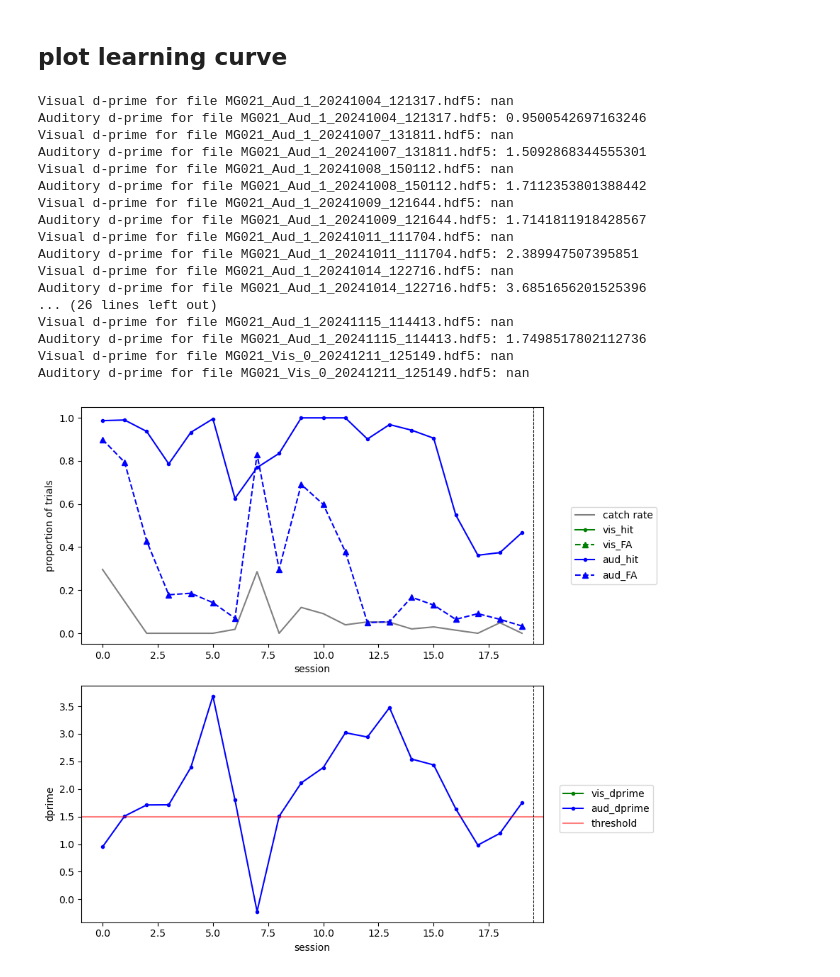
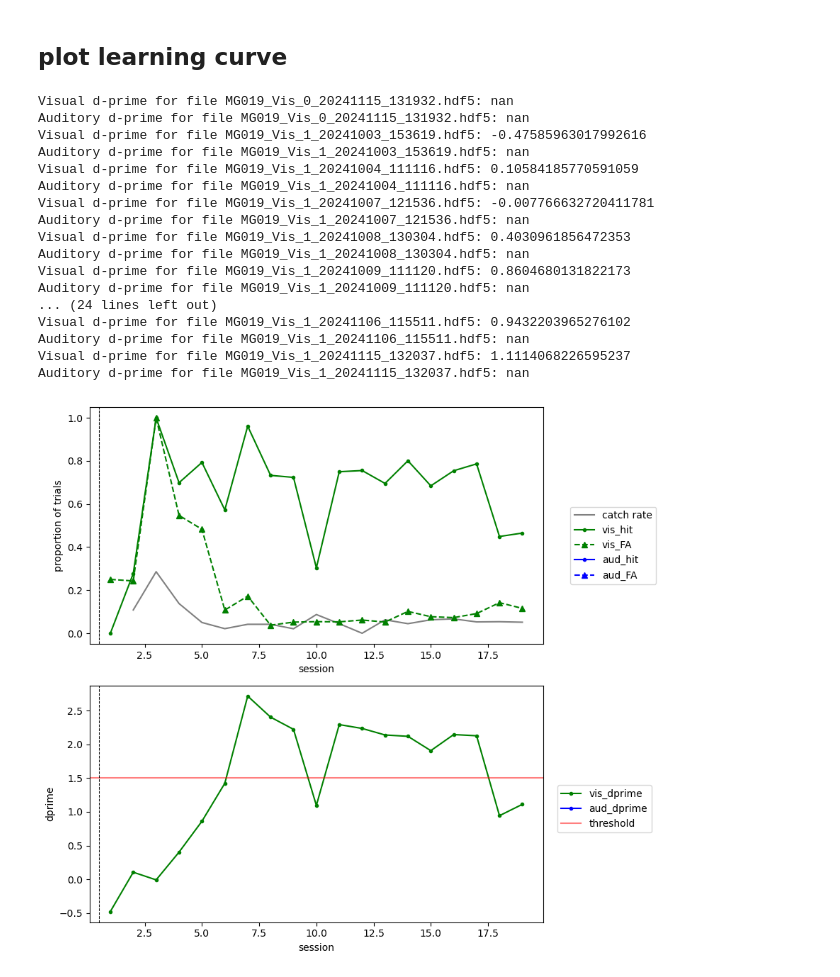
Before and after one commit to matildagibbons/DynamicRoutingTask, a Jupyter notebook: newest_file.txt.ipynb, the cells around one changed output. Cells and saved outputs as stored; diff of their text form; code cells hidden in the pictures.

```diff
--- a/newest_file.txt.ipynb
+++ b/newest_file.txt.ipynb
@@ -346,7 +346,7 @@ The newest file is: C:\Users\teenspirit\Desktop\Behavior\Tilda\Behavior data\Dat
 ## plot learning curve
 # %%
 #enter path to mouse data
-path=r"C:\Users\teenspirit\Desktop\Behavior\Tilda\Behavior data\Data\MG021"
+path=r"C:\Users\teenspirit\Desktop\Behavior\Tilda\Behavior data\Data\MG019"
 
 #set dprime threshold
 dprime_threshold=1.5
@@ -359,7 +359,7 @@ def adjust_rate_response(r,n):
         r = 1 - 0.5/n
     return r
 
-filenames = [f for f in os.listdir(path) if (os.path.isfile(os.path.join(path, f)))&('MG021' in f)]
+filenames = [f for f in os.listdir(path) if (os.path.isfile(os.path.join(path, f)))&('MG019' in f)]
 
 aud_session=[]
 vis_session=[]
@@ -644,48 +644,48 @@ task_version_switch=np.where(learning_curve_df['task_version'][1:].values!=
 
 fig,ax=plt.subplots(2,1,figsize=(9,8))
 
 #plot raw response rates
 ax[0].plot(learning_curve_df['catch_resp_trials']/learning_curve_df['catch_trials'],'grey')
 ax[0].plot(learning_curve_df['vis_hit_trials']/learning_curve_df['vis_go_trials'],'g.-')
 ax[0].plot(learning_curve_df['vis_false_alarm_trials']/learning_curve_df['vis_nogo_trials'],'g^--')
 ax[0].plot(learning_curve_df['aud_hit_trials']/learning_curve_df['aud_go_trials'],'b.-')
 ax[0].plot(learning_curve_df['aud_false_alarm_trials']/learning_curve_df['aud_nogo_trials'],'b^--')
 for xx in task_version_switch:
     ax[0].axvline(xx+0.5,color='k',linestyle='--',linewidth=0.75)
 ax[0].legend(['catch rate','vis_hit','vis_FA','aud_hit','aud_FA'],bbox_to_anchor = (1.05, 0.6))
 ax[0].set_ylabel('proportion of trials')
 ax[0].set_xlabel('session')
 for xx in task_version_switch:
     ax[0].axvline(xx+0.5,color='k',linestyle='--',linewidth=0.75)
 
 #plot dprime
 ax[1].plot(learning_curve_df['vis_dprime'],'g.-')
 ax[1].plot(learning_curve_df['aud_dprime'],'b.-')
 ax[1].axhline(dprime_threshold,color='r',alpha=0.5)
 for xx in task_version_switch:
     ax[1].axvline(xx+0.5,color='k',linestyle='--',linewidth=0.75)
 ax[1].set_ylabel('dprime')
 ax[1].set_xlabel('session')
 ax[1].legend(['vis_dprime','aud_dprime','threshold'],bbox_to_anchor = (1.25, 0.6))
 
 fig.tight_layout()
 plt.show()
 # %% [output]
-Visual d-prime for file MG021_Aud_1_20241004_121317.hdf5: nan
-Auditory d-prime for file MG021_Aud_1_20241004_121317.hdf5: 0.9500542697163246
-Visual d-prime for file MG021_Aud_1_20241007_131811.hdf5: nan
-Auditory d-prime for file MG021_Aud_1_20241007_131811.hdf5: 1.5092868344555301
-Visual d-prime for file MG021_Aud_1_20241008_150112.hdf5: nan
-Auditory d-prime for file MG021_Aud_1_20241008_150112.hdf5: 1.7112353801388442
-Visual d-prime for file MG021_Aud_1_20241009_121644.hdf5: nan
-Auditory d-prime for file MG021_Aud_1_20241009_121644.hdf5: 1.7141811918428567
-Visual d-prime for file MG021_Aud_1_20241011_111704.hdf5: nan
-Auditory d-prime for file MG021_Aud_1_20241011_111704.hdf5: 2.389947507395851
-Visual d-prime for file MG021_Aud_1_20241014_122716.hdf5: nan
-Auditory d-prime for file MG021_Aud_1_20241014_122716.hdf5: 3.6851656201525396
-... (26 lines left out)
-Visual d-prime for file MG021_Aud_1_20241115_114413.hdf5: nan
-Auditory d-prime for file MG021_Aud_1_20241115_114413.hdf5: 1.7498517802112736
-Visual d-prime for file MG021_Vis_0_20241211_125149.hdf5: nan
-Auditory d-prime for file MG021_Vis_0_20241211_125149.hdf5: nan
+Visual d-prime for file MG019_Vis_0_20241115_131932.hdf5: nan
+Auditory d-prime for file MG019_Vis_0_20241115_131932.hdf5: nan
+Visual d-prime for file MG019_Vis_1_20241003_153619.hdf5: -0.47585963017992616
+Auditory d-prime for file MG019_Vis_1_20241003_153619.hdf5: nan
+Visual d-prime for file MG019_Vis_1_20241004_111116.hdf5: 0.10584185770591059
+Auditory d-prime for file MG019_Vis_1_20241004_111116.hdf5: nan
+Visual d-prime for file MG019_Vis_1_20241007_121536.hdf5: -0.007766632720411781
+Auditory d-prime for file MG019_Vis_1_20241007_121536.hdf5: nan
+Visual d-prime for file MG019_Vis_1_20241008_130304.hdf5: 0.4030961856472353
+Auditory d-prime for file MG019_Vis_1_20241008_130304.hdf5: nan
+Visual d-prime for file MG019_Vis_1_20241009_111120.hdf5: 0.8604680131822173
+Auditory d-prime for file MG019_Vis_1_20241009_111120.hdf5: nan
+... (24 lines left out)
+Visual d-prime for file MG019_Vis_1_20241106_115511.hdf5: 0.9432203965276102
+Auditory d-prime for file MG019_Vis_1_20241106_115511.hdf5: nan
+Visual d-prime for file MG019_Vis_1_20241115_132037.hdf5: 1.1114068226595237
+Auditory d-prime for file MG019_Vis_1_20241115_132037.hdf5: nan
-[figure, old version]
+[figure, new version]
```
Also changed, not shown: parts of 1 cell of this notebook, 3 other files.
